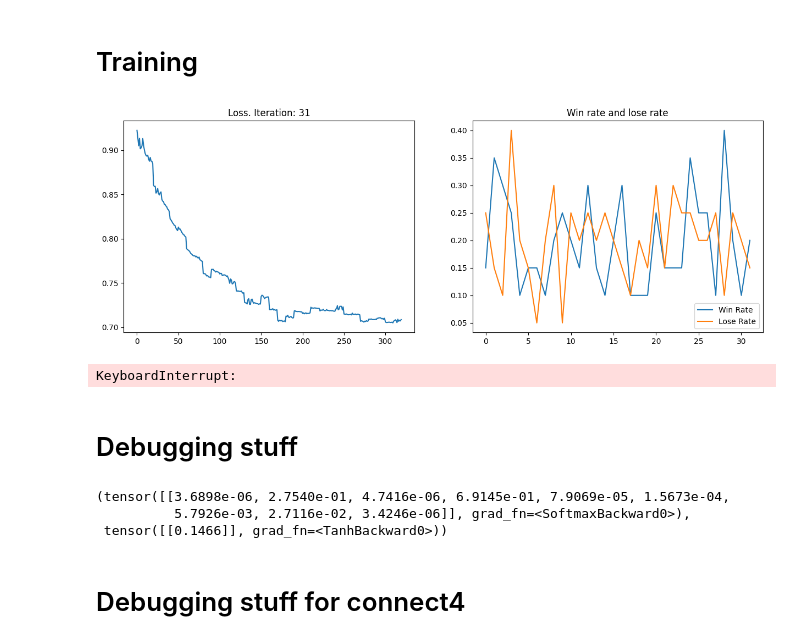
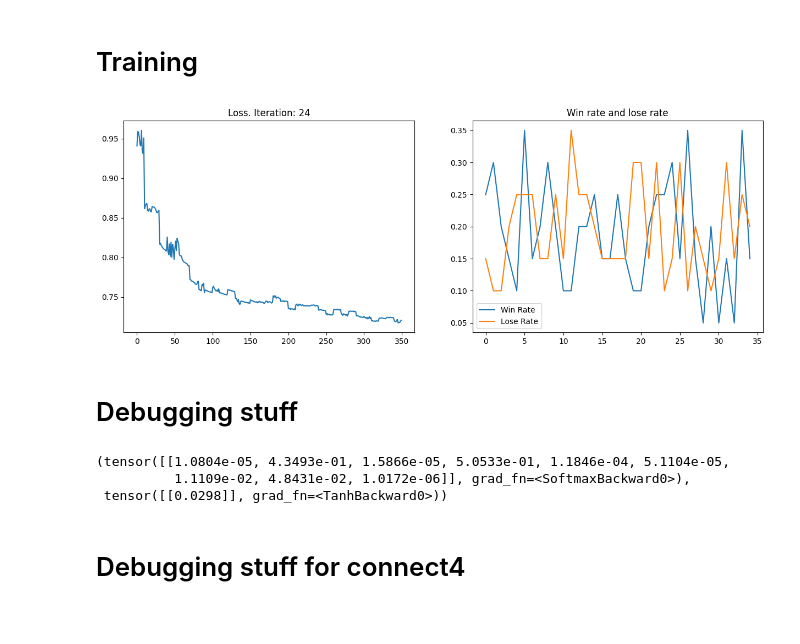
Before and after one commit to Akhilez/reward_lab, a Jupyter notebook: templates/alphazero.ipynb, the cells around one changed output. Saved outputs shown, nothing was run; the diff lists cells and outputs as text; code cells hidden in the pictures.

```diff
--- a/templates/alphazero.ipynb
+++ b/templates/alphazero.ipynb
@@ -206,7 +206,7 @@ lose_rates = []
 # %% [markdown]
 # Training
 # %%
-for iteration in range(1000):
+for iteration in range(25):
     """ Self Play """
     iteration_train_examples = deque([], maxlen=1000)
     for _ in tqdm(range(25), desc='Self-Play'):
@@ -218,35 +218,34 @@ for iteration in range(1000):
     dataset = [x for xs in train_examples_history for x in xs]
     dataloader = DataLoader(dataset, batch_size=16, shuffle=True)
 
     """ Train """
     model.train()
     for epoch in tqdm(range(10), desc='Training'):
         loss_mean = MeanMetric()
         for state, p, v in dataloader:
             p_pred, v_pred = model(state.float().to(device))
             loss = (v.to(device) - v_pred).pow(2).mean() - (p.to(device) * p_pred.log()).mean()
 
             optimizer.zero_grad()
             loss.backward()
             optimizer.step()
 
             loss_mean(loss.item())
         losses.append(loss_mean.compute())
 
     """ Evaluate """
     n_eval_episodes = 20
     wins, loses = [0, 0], [0, 0]
     wins[0], loses[0] = evaluate(env, model, old_model, n_eval_episodes // 2)
     loses[1], wins[1] = evaluate(env, old_model, model, n_eval_episodes // 2)
     win_rates.append(sum(wins) / n_eval_episodes)
     lose_rates.append(sum(loses) / n_eval_episodes)
     if win_rates[-1] > lose_rates[-1]:
         old_model = deepcopy(model)
 
     plot(iteration, losses, win_rates, lose_rates)
 # %% [output]
-[figure, old version]
+[figure, new version]
-KeyboardInterrupt:
 # %% [markdown]
 # Debugging stuff
 # %%
@@ -288,9 +287,9 @@ model.eval()
 p, v = model(sm)
 p, v
 # %% [output]
-(tensor([[3.6898e-06, 2.7540e-01, 4.7416e-06, 6.9145e-01, 7.9069e-05, 1.5673e-04,
-          5.7926e-03, 2.7116e-02, 3.4246e-06]], grad_fn=<SoftmaxBackward0>),
- tensor([[0.1466]], grad_fn=<TanhBackward0>))
+(tensor([[1.0804e-05, 4.3493e-01, 1.5866e-05, 5.0533e-01, 1.1846e-04, 5.1104e-05,
+          1.1109e-02, 4.8431e-02, 1.0172e-06]], grad_fn=<SoftmaxBackward0>),
+ tensor([[0.0298]], grad_fn=<TanhBackward0>))
 # %% [markdown]
 # Debugging stuff for connect4
 # %%
```
Also changed, not shown: parts of 1 cell of this notebook.
